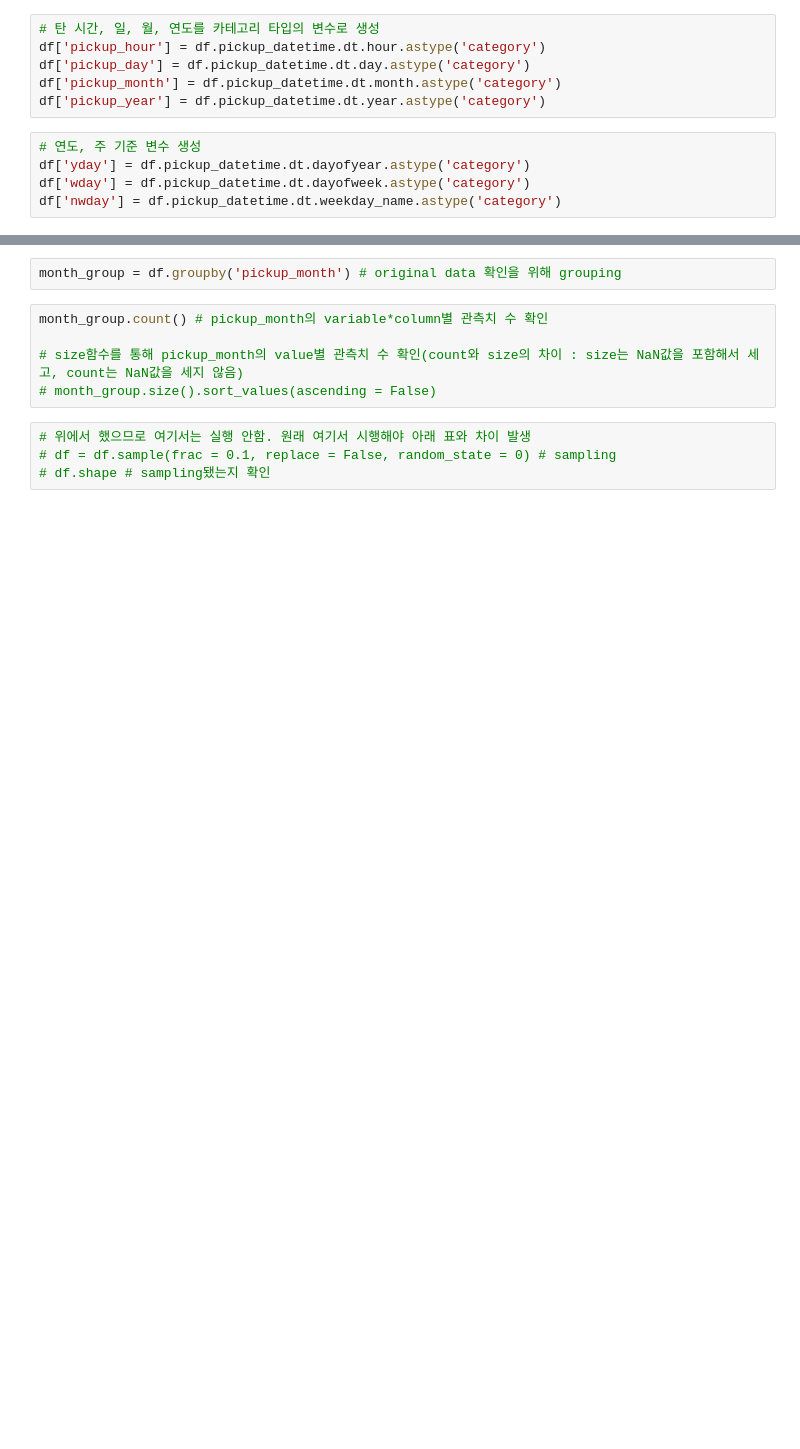
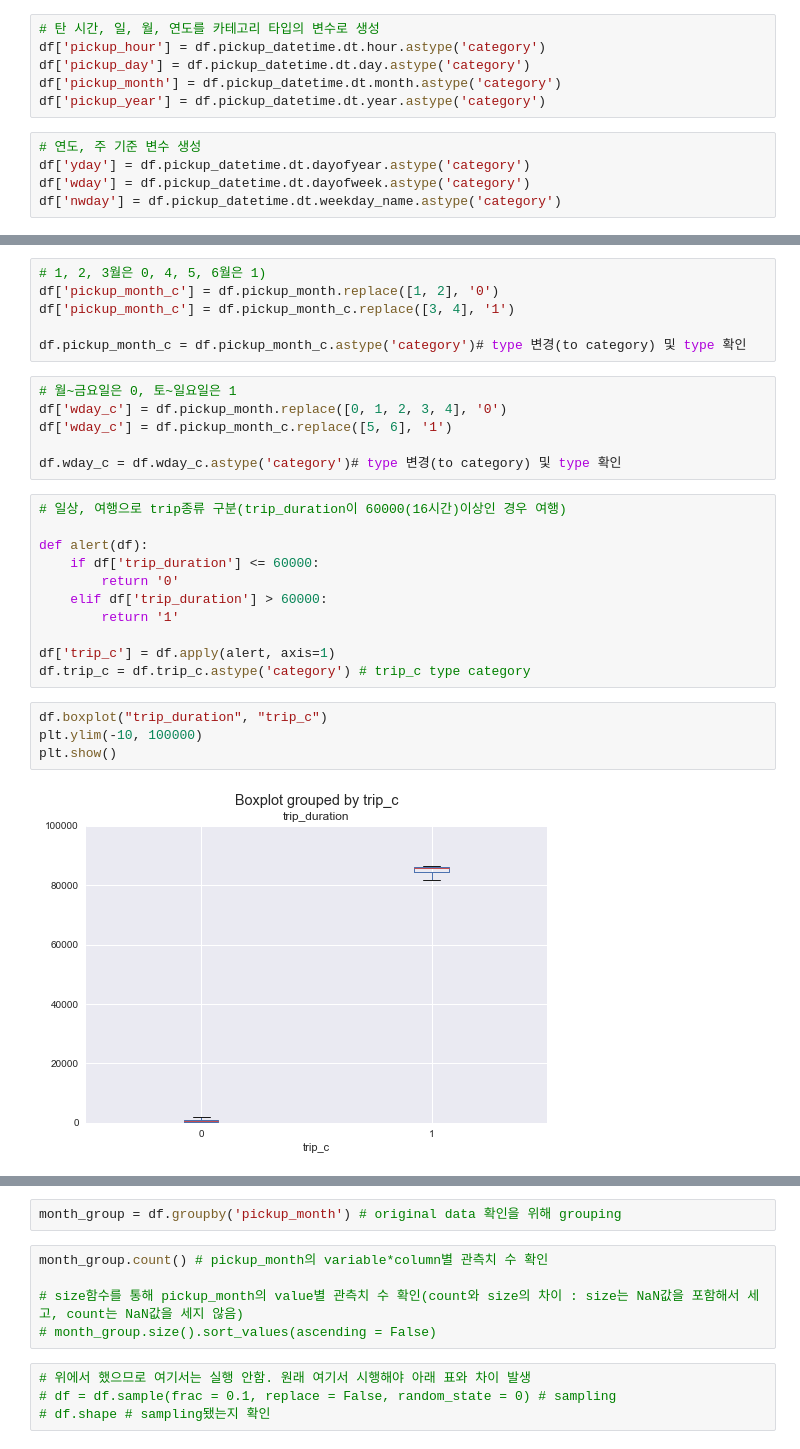
Before and after one commit to GIMINSU/nyc_taxi, a Jupyter notebook: nyc_taxi.ipynb, the cells around one changed output, grey strips where cells are left out. Cells and saved outputs as stored; diff of their text form; blank space fills up the shorter version.

```diff
--- a/nyc_taxi.ipynb
+++ b/nyc_taxi.ipynb
@@ -153,0 +130,29 @@ df = df.loc[:, cols] # 행은 그대로, 열은 cols(변수명 리스트)로 다
+# %%
+# 1, 2, 3월은 0, 4, 5, 6월은 1)
+df['pickup_month_c'] = df.pickup_month.replace([1, 2], '0')
+df['pickup_month_c'] = df.pickup_month_c.replace([3, 4], '1')
+
+df.pickup_month_c = df.pickup_month_c.astype('category')# type 변경(to category) 및 type 확인
+# %%
+# 월~금요일은 0, 토~일요일은 1
+df['wday_c'] = df.pickup_month.replace([0, 1, 2, 3, 4], '0')
+df['wday_c'] = df.pickup_month_c.replace([5, 6], '1')
+
+df.wday_c = df.wday_c.astype('category')# type 변경(to category) 및 type 확인
+# %%
+# 일상, 여행으로 trip종류 구분(trip_duration이 60000(16시간)이상인 경우 여행)
+
+def alert(df):
+    if df['trip_duration'] <= 60000:
+        return '0'
+    elif df['trip_duration'] > 60000:
+        return '1'
+
+df['trip_c'] = df.apply(alert, axis=1)
+df.trip_c = df.trip_c.astype('category') # trip_c type category
+# %%
+df.boxplot("trip_duration", "trip_c")
+plt.ylim(-10, 100000)
+plt.show()
+# %% [output]
+[figure, added]
```
Also changed, not shown: parts of 100 cells of this notebook.
